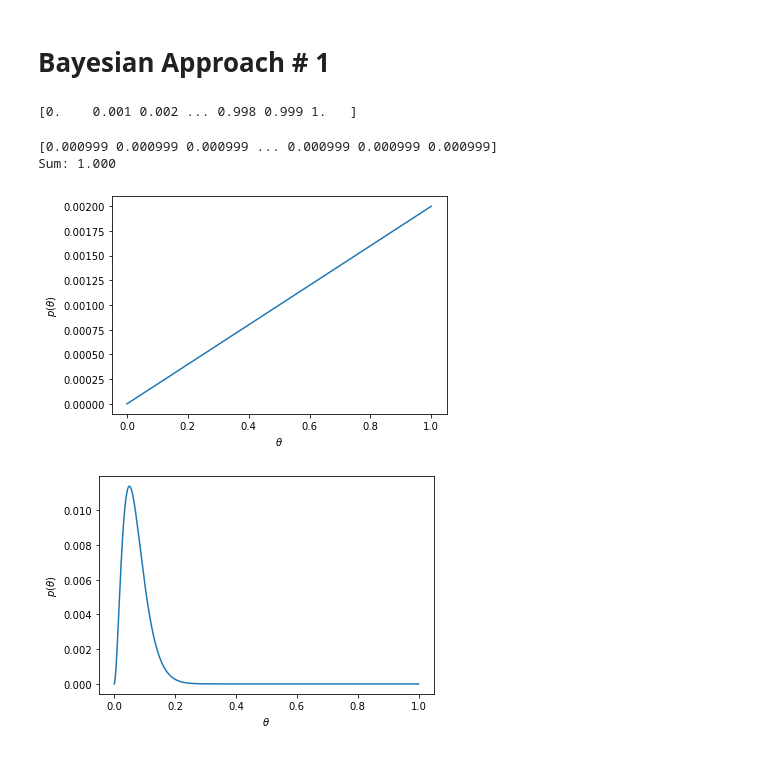
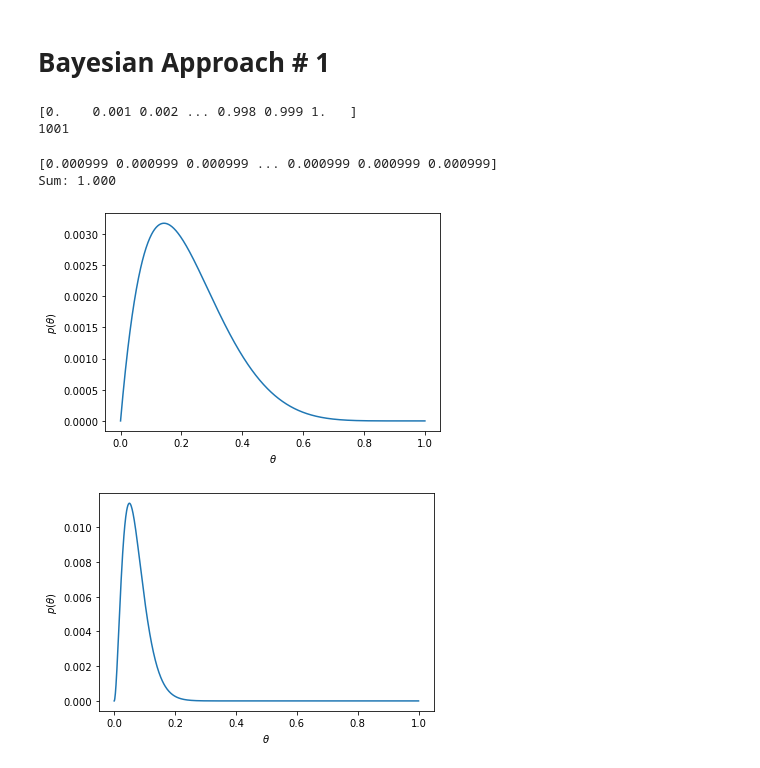
Before and after one commit to rosiananatalie/cs702-computational-interaction, a Jupyter notebook: lec01_ab/abtest.ipynb, the cells around one changed output. Saved outputs shown, nothing was run; the diff lists cells and outputs as text; code cells hidden in the pictures.

```diff
--- a/lec01_ab/abtest.ipynb
+++ b/lec01_ab/abtest.ipynb
@@ -33,8 +37,10 @@ import matplotlib.pyplot as plt
 
 thetas = np.linspace(0, 1, 1001)
 print(thetas)
+print(len(thetas))
 # %% [output]
 [0.    0.001 0.002 ... 0.998 0.999 1.   ]
+1001
 # %%
 p = np.array([1 / len(thetas) for _ in thetas])  # Uniform distribution
 print(p)
@@ -53,14 +59,14 @@ def posterior(X, prior):
     lp = likelihood(X) * prior
     return lp / np.sum(lp)
 # %%
-p = posterior(1, p)
+p = posterior(0, p)
 
 plt.plot(thetas, p)
 plt.xlabel(r"$\theta$")
 plt.ylabel(r"$p(\theta)$")
 plt.show()
 # %% [output]
-[figure, old version]
+[figure, new version]
 # %%
 purchase = 2
 nopurchase = 38
```
Also changed, not shown: parts of 2 cells of this notebook, 11 other files.
